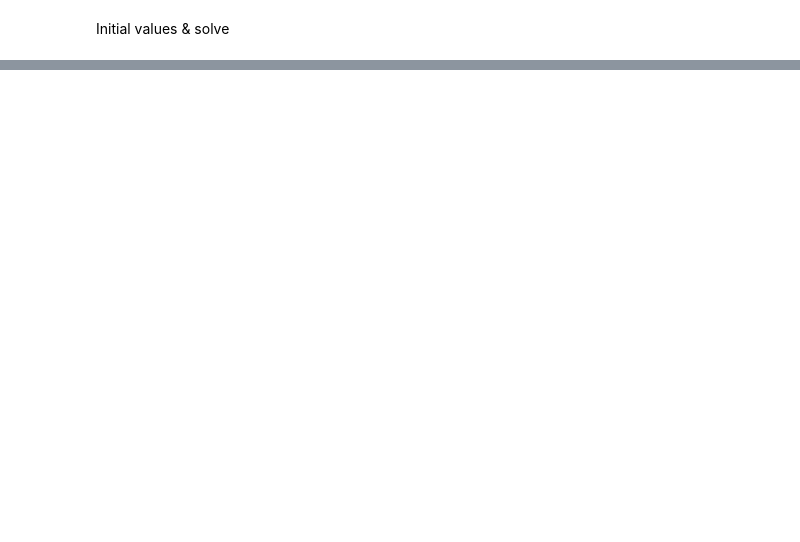
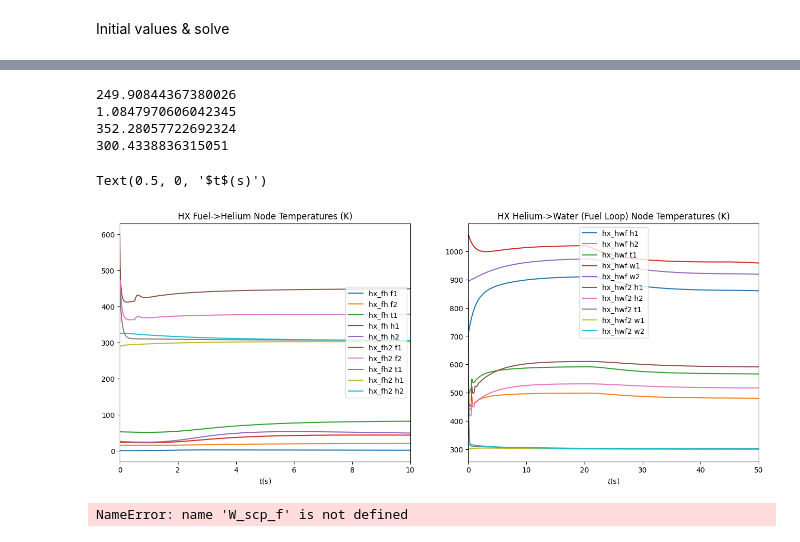
Before and after one commit to LukeLabrie/msc_eng_thesis, a Jupyter notebook: are/old_models/model_insert.ipynb, the cells around one changed output, grey strips where cells are left out. Drawn from its saved outputs; the diff is of its cells as text; code cells hidden in the pictures; blank space fills up the shorter version.

```diff
--- a/are/old_models/model_insert.ipynb
+++ b/are/old_models/model_insert.ipynb
@@ -402,38 +383,46 @@ axs[2,1].set_xlim([t_0,t_f])
 # %%
-print((1-p_error)*sol_jit[-1][26])
-print(sol_jit[-1][26])
-print((1+p_error)*sol_jit[-1][26])
-print(sol_jit[-1][33])
+print((1-p_error)*sol_jit[-1][46])
+print(sol_jit[-1][6])
+print((1+p_error)*sol_jit[-1][46])
+print(sol_jit[-1][53])
+# %% [output]
+249.90844367380026
+1.0847970606042345
+352.28057722692324
+300.4338836315051
 # %%
 fig, axs = plt.subplots(1,2,figsize=(16,6))
 
-axs[0].set_xlim([10,100])
+axs[0].set_xlim([t_0,10])
 # axs[0,1].set_ylim([650,750])
-#axs[0].plot(T,[s[6] for s in sol_jit],label="hx_fh f1")
-#axs[0].plot(T,[s[7] for s in sol_jit],label="hx_fh f2")
-#axs[0].plot(T,[s[8] for s in sol_jit],label="hx_fh t1")
+axs[0].plot(T,[s[6] for s in sol_jit],label="hx_fh f1")
+axs[0].plot(T,[s[7] for s in sol_jit],label="hx_fh f2")
+axs[0].plot(T,[s[8] for s in sol_jit],label="hx_fh t1")
 axs[0].plot(T,[s[9] for s in sol_jit],label="hx_fh h1")
-#axs[0].plot(T,[s[10] for s in sol_jit],label="hx_fh h2")
-#axs[0].plot(T,[s[34] for s in sol_jit],label="hx_fh2 f1")
-#axs[0].plot(T,[s[35] for s in sol_jit],label="hx_fh2 f2")
-#axs[0].plot(T,[s[36] for s in sol_jit],label="hx_fh2 t1")
+axs[0].plot(T,[s[10] for s in sol_jit],label="hx_fh h2")
+axs[0].plot(T,[s[34] for s in sol_jit],label="hx_fh2 f1")
+axs[0].plot(T,[s[35] for s in sol_jit],label="hx_fh2 f2")
+axs[0].plot(T,[s[36] for s in sol_jit],label="hx_fh2 t1")
 axs[0].plot(T,[s[37] for s in sol_jit],label="hx_fh2 h1")
-#axs[0].plot(T,[s[38] for s in sol_jit],label="hx_fh2 h2")
+axs[0].plot(T,[s[38] for s in sol_jit],label="hx_fh2 h2")
 axs[0].set_title("HX Fuel->Helium Node Temperatures (K)")
 axs[0].legend(loc="right")
 axs[0].set_xlabel(r"$t$(s)")
 
 axs[1].set_xlim([t_0,50])
 axs[1].plot(T,[s[16] for s in sol_jit],label="hx_hwf h1")
 axs[1].plot(T,[s[17] for s in sol_jit],label="hx_hwf h2")
 axs[1].plot(T,[s[18] for s in sol_jit],label="hx_hwf t1")
 axs[1].plot(T,[s[19] for s in sol_jit],label="hx_hwf w1")
 axs[1].plot(T,[s[20] for s in sol_jit],label="hx_hwf w2")
 axs[1].plot(T,[s[44] for s in sol_jit],label="hx_hwf2 h1")
 axs[1].plot(T,[s[45] for s in sol_jit],label="hx_hwf2 h2")
 axs[1].plot(T,[s[46] for s in sol_jit],label="hx_hwf2 t1")
 axs[1].plot(T,[s[47] for s in sol_jit],label="hx_hwf2 w1")
 axs[1].plot(T,[s[48] for s in sol_jit],label="hx_hwf2 w2")
 axs[1].set_title("HX Helium->Water (Fuel Loop) Node Temperatures (K)")
 axs[1].legend()
 axs[1].set_xlabel(r"$t$(s)")
+# %% [output]
+Text(0.5, 0, '$t$(s)')
+[figure, added]
@@ -448,7 +435,7 @@ pow_f2 = [k_f2*P*s[26] for s in sol_jit]
 tot_pow = np.add(pow_f1,pow_f2)
 
 # heat extracted by fuel-helium hx
-fh_ex = [(s[1]-s[0])*W_f*scp_f for s in sol_jit]
+fh_ex = [(s[1]-s[0])*W_scp_f for s in sol_jit]
 
 # heat extracted by coolant-helium hx
 ch_ex = [(s[4]-s[3])*W_c*scp_c for s in sol_jit]
@@ -468,3 +455,5 @@ plt.plot(T,hwf_ex,label="hwf hx extraction")
 plt.plot(T,hwc_ex,label="hwc hx extraction")
 plt.plot(T,tot_ex,label="total extraction",linestyle="--")
 plt.legend()
+# %% [output]
+NameError: name 'W_scp_f' is not defined
```
Also changed, not shown: parts of 27 cells of this notebook, 34 other files.
